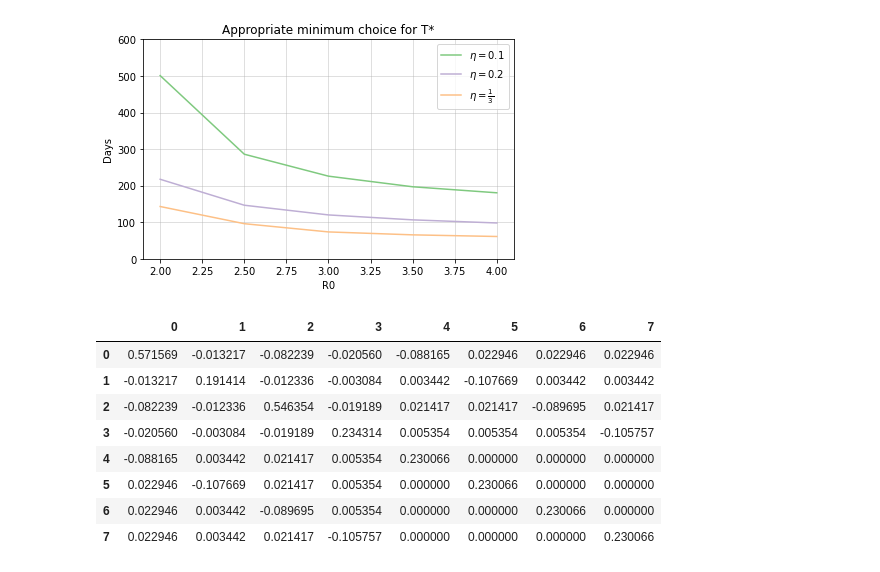
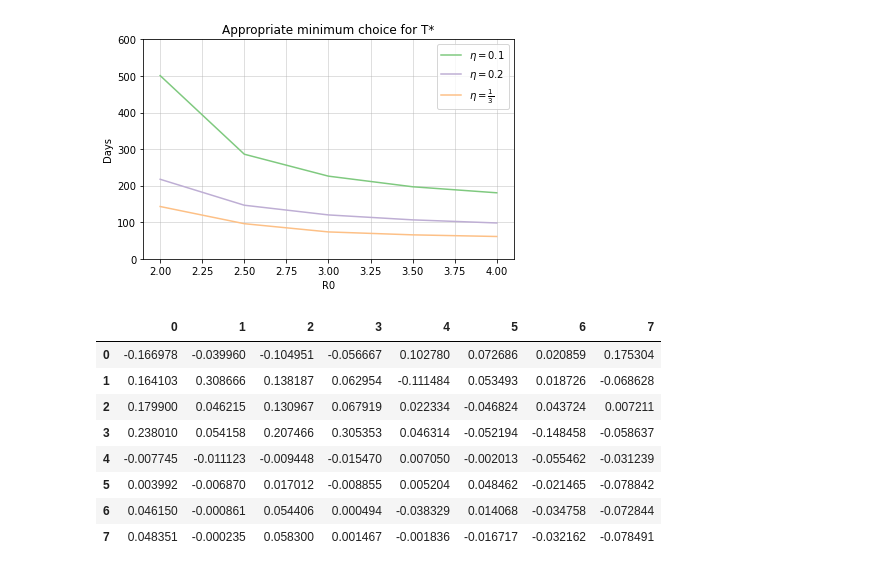
Before and after one commit to JCurran-Sebastian/MultiType_Branching, a Jupyter notebook: Stochastic_Invasion_of_VoC.ipynb, the cells around one changed output. Cells and saved outputs as stored; diff of their text form; code cells hidden in the pictures.

```diff
--- a/Stochastic_Invasion_of_VoC.ipynb
+++ b/Stochastic_Invasion_of_VoC.ipynb
@@ -769,9 +769,3 @@ if save:
     plt.savefig("sig_over_mean_plot_im=" + str(im) + ".pdf")
 # %% [output]
 [figure]
-# %%
-idx = -1# Choose index of Istars_min (Z^*) to obtain FPT distribution - improve by doing this for all!!
-im_gillespie = im
-Reff = Reff_vec[idx]
-beta_SA = Reff*gamma
-im_gillespie
@@ -888,4 +952,9 @@ for i in tqdm(range(num_sims)):
 # %%
+idx = 2
+im_gillespie = im
+Reff = Reff_vec[idx]
+beta_SA = Reff*gamma
+
 omega_vec = sigma * np.ones(ntypes)
 for nex in range(0, nexposed):
     omega_vec[nex + nexposed] = np.sum(const_vec*prop_vec*beta_SA) + gamma
@@ -1141,6 +1226,10 @@ nexposed = int(ntypes/2)
 beta = beta_SA
 
 # Eigenvalues and Eigenvectors
+
+param_dict = {"a":scale[0], "b":scale[1], "c":scale[2], "d":scale[3], "s":sigma,
+              "g":gamma, "beta":beta_SA}
+
 eigvls = eigvls_sym(param_dict, Omega_sym)
 orth = eigvects_sym(param_dict, Omega_sym)
 ordering = (np.argsort(eigvls)).tolist()
@@ -1168,9 +1257,6 @@ for level in range(0, nexposed):
         Hessian_mat[level + nexposed, level+nexposed, i] = (beta * const_vec[i]*prop_vec[i])/(omega_vec[level+nexposed])
         Hessian_mat[level + nexposed, i, level+nexposed] = (beta * const_vec[i]*prop_vec[i])/(omega_vec[level+nexposed])
 
-
-
-
 P_mat = np.zeros((ntypes, ntypes))
 
 
@@ -1183,30 +1269,26 @@ P_mat = P_mat.T
 
 Gmat = np.zeros((ntypes, ntypes, ntypes))
 C = np.zeros(ntypes**3)
+blorg = np.zeros((ntypes, ntypes))
+for l in range(0, ntypes):
+    f_vec = (P_mat - np.identity(ntypes))[l, :]
+    unitvec = np.zeros(ntypes)
+    unitvec[l] = 1
 
-for l in range(0, ntypes):
-    f_vec = Omega(0)[l, :]
-    Gmat[l, :, :] = Hessian_mat[l, :, :] + np.diag(P_mat[:, l]) - np.outer(P_mat[:, l], P_mat[:, l])
-    Gmat[l, :, :] *=omega_vec[l]
-    Gmat[l, :, :] += np.outer(f_vec, f_vec)
-#     unitvec = np.zeros(ntypes)
-#     unitvec[l] = 1
-#     Gmat[l, :, :] += np.outer(unitvec, unitvec) + np.outer(P_mat[:, l], P_mat[:, l]) - np.outer(unitvec, P_mat[:, l]) - np.outer(P_mat[:, l], unitvec)
-#     Gmat[l, :, :] *= omega[l]
-#     C[l*ntypes*ntypes:(l+1)*ntypes*ntypes] = Gmat[l, :, :].flatten('F') # Stack columns for 'vec' operator
-
-# HinvC = Hinv @ C
+    Gmat[l, :, :] = Hessian_mat[l, :, :] - np.diag(P_mat[:, l]) #- np.outer(P_mat[:, l], P_mat[:, l])
+    Gmat[l, :, :] += np.diag(unitvec)
+    Gmat[l, :, :] *= omega_vec[l]
 # %%
 
 blarg = np.sum(Gmat, axis = 0)
-pd.DataFrame(blarg)
+pd.DataFrame((change_from_ebasis@change_from_ebasis@blarg))
 # %% [output]
 |  | 0 | 1 | 2 | 3 | 4 | 5 | 6 | 7 |
-| 0 | 0.571569 | -0.013217 | -0.082239 | -0.020560 | -0.088165 | 0.022946 | 0.022946 | 0.022946 |
-| 1 | -0.013217 | 0.191414 | -0.012336 | -0.003084 | 0.003442 | -0.107669 | 0.003442 | 0.003442 |
-| 2 | -0.082239 | -0.012336 | 0.546354 | -0.019189 | 0.021417 | 0.021417 | -0.089695 | 0.021417 |
-| 3 | -0.020560 | -0.003084 | -0.019189 | 0.234314 | 0.005354 | 0.005354 | 0.005354 | -0.105757 |
-| 4 | -0.088165 | 0.003442 | 0.021417 | 0.005354 | 0.230066 | 0.000000 | 0.000000 | 0.000000 |
-| 5 | 0.022946 | -0.107669 | 0.021417 | 0.005354 | 0.000000 | 0.230066 | 0.000000 | 0.000000 |
-| 6 | 0.022946 | 0.003442 | -0.089695 | 0.005354 | 0.000000 | 0.000000 | 0.230066 | 0.000000 |
-| 7 | 0.022946 | 0.003442 | 0.021417 | -0.105757 | 0.000000 | 0.000000 | 0.000000 | 0.230066 |
+| 0 | -0.166978 | -0.039960 | -0.104951 | -0.056667 | 0.102780 | 0.072686 | 0.020859 | 0.175304 |
+| 1 | 0.164103 | 0.308666 | 0.138187 | 0.062954 | -0.111484 | 0.053493 | 0.018726 | -0.068628 |
+| 2 | 0.179900 | 0.046215 | 0.130967 | 0.067919 | 0.022334 | -0.046824 | 0.043724 | 0.007211 |
+| 3 | 0.238010 | 0.054158 | 0.207466 | 0.305353 | 0.046314 | -0.052194 | -0.148458 | -0.058637 |
+| 4 | -0.007745 | -0.011123 | -0.009448 | -0.015470 | 0.007050 | -0.002013 | -0.055462 | -0.031239 |
+| 5 | 0.003992 | -0.006870 | 0.017012 | -0.008855 | 0.005204 | 0.048462 | -0.021465 | -0.078842 |
+| 6 | 0.046150 | -0.000861 | 0.054406 | 0.000494 | -0.038329 | 0.014068 | -0.034758 | -0.072844 |
+| 7 | 0.048351 | -0.000235 | 0.058300 | 0.001467 | -0.001836 | -0.016717 | -0.032162 | -0.078491 |
```
Also changed, not shown: parts of 19 cells of this notebook.
